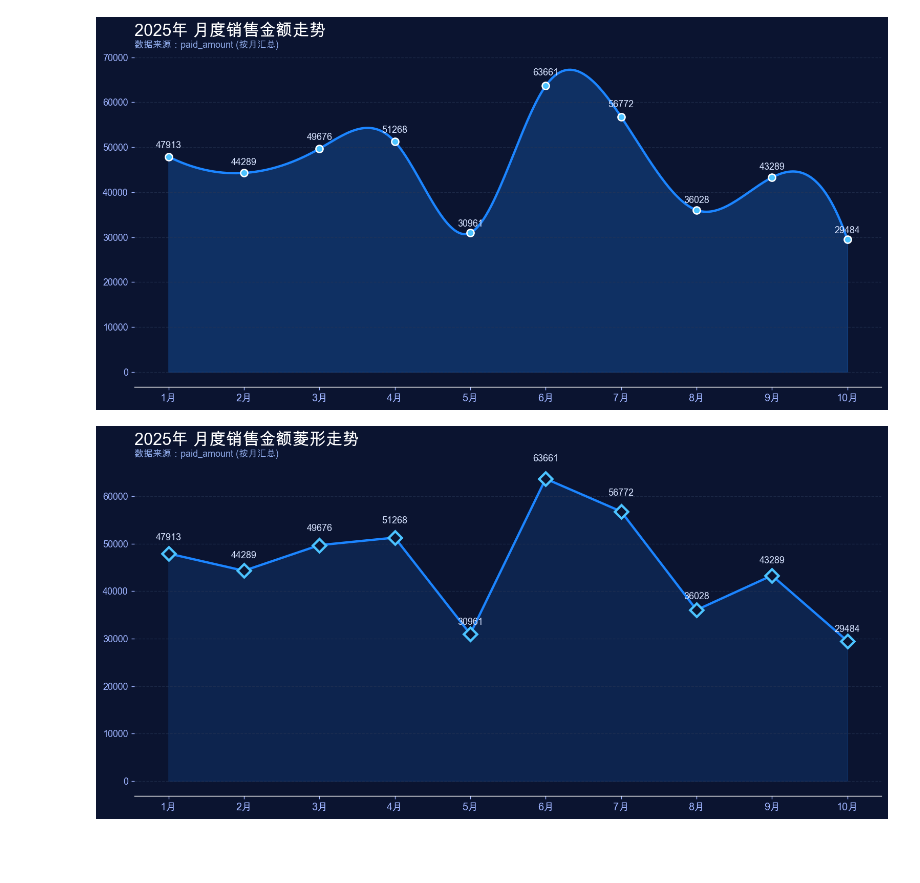
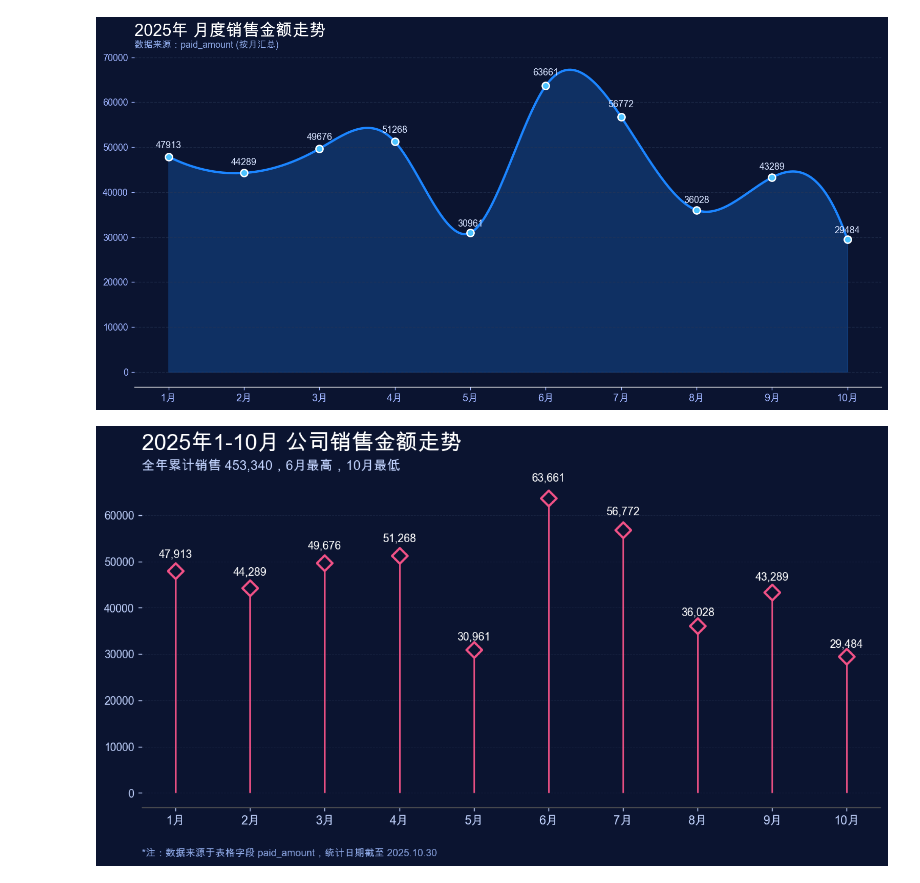
Before and after one commit to Zhen-Zhuo/Data-visualization, a Jupyter notebook: test.ipynb, the cells around one changed output. Cells and saved outputs as stored; diff of their text form; code cells hidden in the pictures; blank space fills up the shorter version.

```diff
--- a/test.ipynb
+++ b/test.ipynb
@@ -1327,12 +1327,12 @@ plt.show()
 # %% [output]
 [figure]
 # %%
-# 2025年 月度销售金额菱形走势图
+# 2025年 月度销售金额棒棒糖图（Lollipop Chart）- 参考样式
 import pandas as pd
 import numpy as np
 import matplotlib.pyplot as plt
 
-# 1. 数据准备 (复用之前的逻辑)
+# 1. 数据准备
 df_line = df.copy()
 date_col = None
 for c in ['payment_date', 'order_date', 'create_time']:
@@ -1368,52 +1368,69 @@ monthly = monthly.sort_values('month')
 # 补全月份
 max_month = monthly['month'].max()
 all_months = pd.DataFrame({'month': range(1, int(max_month) + 1)})
 monthly = pd.merge(all_months, monthly, on='month', how='left').fillna(0)
 
+# 统计信息用于副标题
+total_sales = monthly['amount'].sum()
+max_month_row = monthly.loc[monthly['amount'].idxmax()]
+min_month_row = monthly.loc[monthly['amount'].idxmin()]
+
 # 2. 画图
 plt.close('all')
 plt.style.use('dark_background')
 bg_color = '#0b1430'
-line_color = '#1c85ff'
-dot_color = '#4cc3ff'
+stem_color = '#f25287' # 参考图中的红/粉色
+text_color = '#ffffff'
 grid_color = '#283656'
 
 fig, ax = plt.subplots(figsize=(12, 6), dpi=130)
 fig.patch.set_facecolor(bg_color)
 ax.set_facecolor(bg_color)
 
-# 绘制折线与菱形标记
-# marker='D' 表示菱形
-ax.plot(monthly['month'], monthly['amount'],
-        color=line_color, linestyle='-', linewidth=2.5,
-        marker='D', markersize=10,
-        markerfacecolor=bg_color, markeredgecolor=dot_color, markeredgewidth=2.5,
-        zorder=3)
+# 绘制棒棒糖图 (Stem Chart)
+# 垂直线
+ax.vlines(x=monthly['month'], ymin=0, ymax=monthly['amount'],
+          color=stem_color, linewidth=1.5, zorder=2)
 
-# 填充面积（可选，增加层次感）
-ax.fill_between(monthly['month'], monthly['amount'], 0,
-                color=line_color, alpha=0.15, zorder=1)
+# 顶部菱形标记 (空心效果：背景色填充，边框颜色)
+ax.scatter(monthly['month'], monthly['amount'],
+           s=100, marker='D',
+           facecolor=bg_color, edgecolors=stem_color, linewidth=2,
+           zorder=3)
 
 # 标注数值
 for i, row in monthly.iterrows():
-    ax.text(row['month'], row['amount'] * 1.05, f"{row['amount']:.0f}",
-            color='#d7e3ff', fontsize=10, ha='center', va='bottom', fontweight='bold')
+    ax.text(row['month'], row['amount'] * 1.05, f"{row['amount']:,.0f}",
+            color=text_color, fontsize=10, ha='center', va='bottom')
 
 # 坐标轴与网格
 ax.set_xticks(monthly['month'])
 ax.set_xticklabels([f"{int(m)}月" for m in monthly['month']])
 ax.spines['top'].set_visible(False)
 ax.spines['right'].set_visible(False)
 ax.spines['left'].set_visible(False)
-ax.grid(axis='y', color=grid_color, linestyle='--', linewidth=0.8, alpha=0.6)
-ax.tick_params(axis='x', colors='#9fb4ff', labelsize=11)
-ax.tick_params(axis='y', colors='#9fb4ff', labelsize=10)
+# 底部轴线颜色
+ax.spines['bottom'].set_color('#555555')
 
-# 标题
-ax.set_title('2025年 月度销售金额菱形走势', fontsize=18, color='white', pad=20, loc='left')
-ax.text(0, 1.02, f"数据来源：{amount_col} (按月汇总)", transform=ax.transAxes, color='#8faae8', fontsize=10)
+# 只保留横向网格，且比较淡
+ax.grid(axis='y', color=grid_color, linestyle='--', linewidth=0.5, alpha=0.5)
+ax.tick_params(axis='x', colors='#c3d4ff', labelsize=11)
+ax.tick_params(axis='y', colors='#c3d4ff', labelsize=10)
+# 隐藏Y轴轴线，只留刻度文字
+ax.spines['left'].set_visible(False)
 
-plt.tight_layout()
+# 标题与副标题
+title = '2025年1-{}月 公司销售金额走势'.format(int(max_month))
+subtitle = f"全年累计销售 {total_sales:,.0f}，{int(max_month_row['month'])}月最高，{int(min_month_row['month'])}月最低"
+note = f"*注：数据来源于表格字段 {amount_col}，统计日期截至 2025.{int(max_month)}.30"
+
+ax.set_title(title, fontsize=20, color='white', pad=30, loc='left', fontweight='bold')
+ax.text(0, 1.04, subtitle, transform=ax.transAxes, color='#c3d4ff', fontsize=12, ha='left')
+ax.text(0, -0.15, note, transform=ax.transAxes, color='#8faae8', fontsize=9, ha='left')
+
+# 调整下边距以显示注脚
+plt.subplots_adjust(bottom=0.2)
+
 plt.show()
 # %% [output]
-[figure, old version]
+[figure, new version]
```
Also changed, not shown: parts of 3 cells of this notebook.
